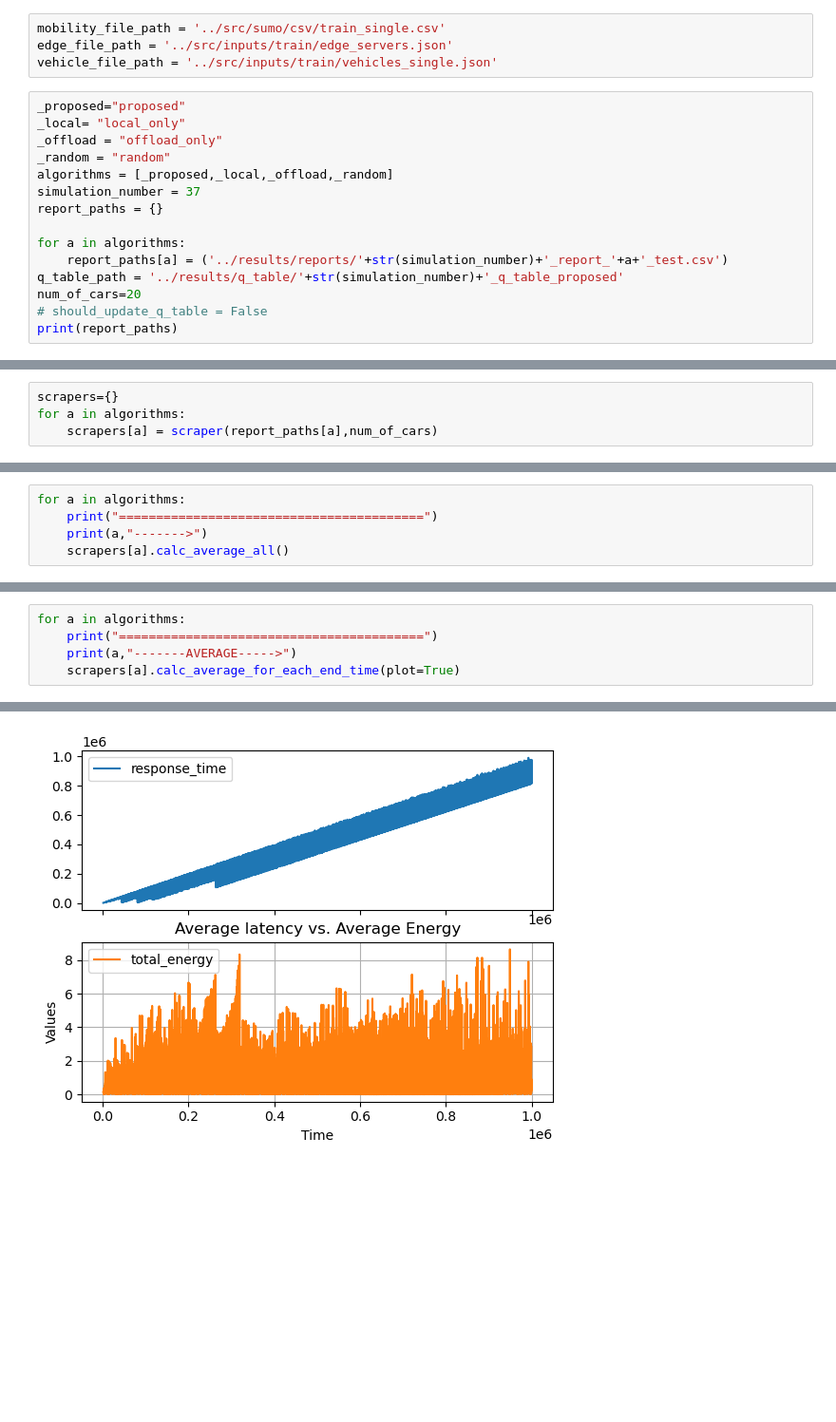
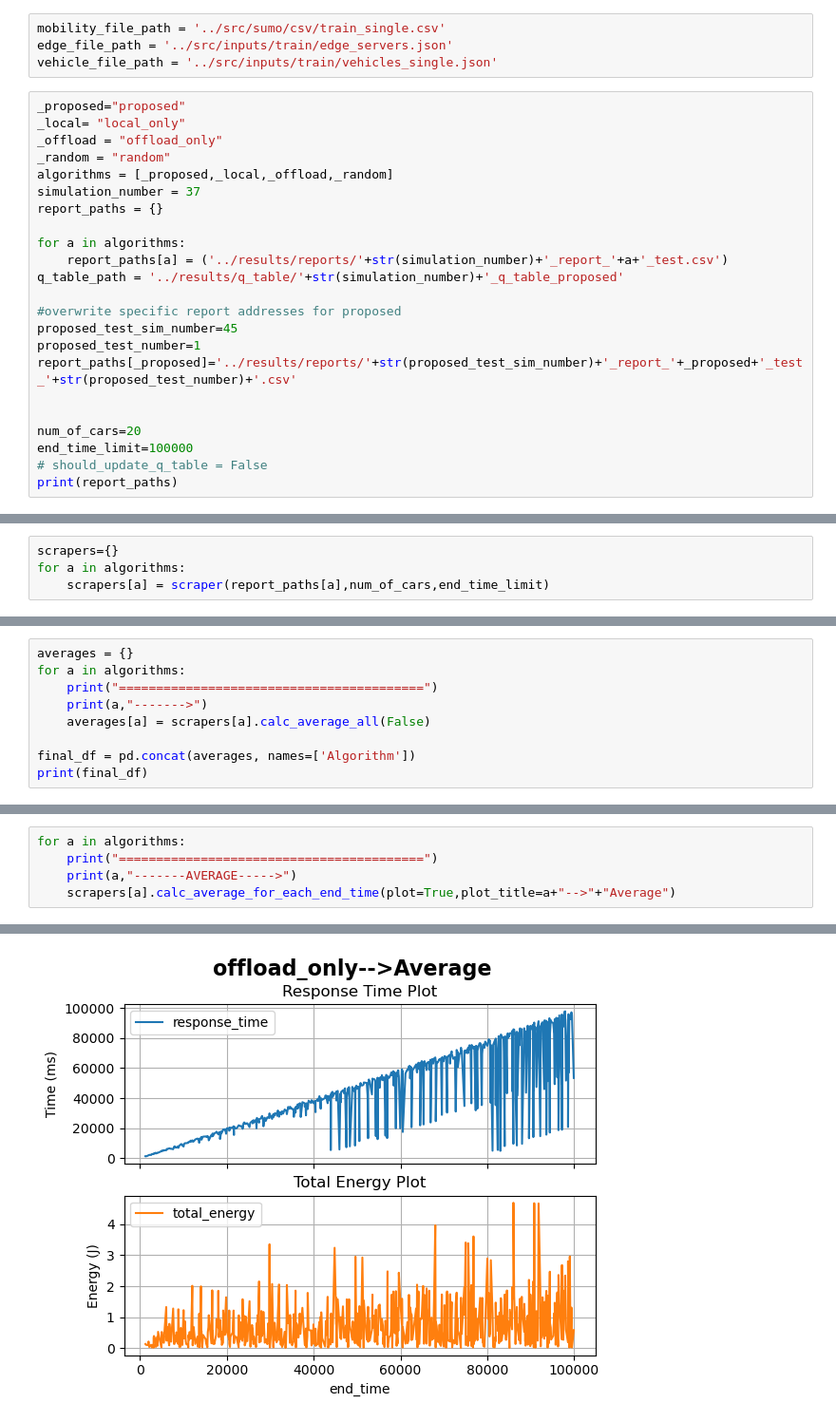
Before and after one commit to sadegh15khedry/ELEMENT-Vehicular-Edge-Computing, a Jupyter notebook: notebooks/process_results.ipynb, the cells around one changed output, grey strips where cells are left out. Shown at 95% size. Drawn from its saved outputs; the diff is of its cells as text; blank space fills up the shorter version.

Commit message:
process results completed

```diff
--- a/notebooks/process_results.ipynb
+++ b/notebooks/process_results.ipynb
@@ -23,7 +24,15 @@ report_paths = {}
 for a in algorithms:
     report_paths[a] = ('../results/reports/'+str(simulation_number)+'_report_'+a+'_test.csv')
 q_table_path = '../results/q_table/'+str(simulation_number)+'_q_table_proposed'
+
+#overwrite specific report addresses for proposed
+proposed_test_sim_number=45
+proposed_test_number=1
+report_paths[_proposed]='../results/reports/'+str(proposed_test_sim_number)+'_report_'+_proposed+'_test_'+str(proposed_test_number)+'.csv'
+
+
 num_of_cars=20
+end_time_limit=100000
 # should_update_q_table = False
 print(report_paths)
 # %% [output]
@@ -31,6 +40,6 @@ print(report_paths)
 # %%
 scrapers={}
 for a in algorithms:
-    scrapers[a] = scraper(report_paths[a],num_of_cars)
+    scrapers[a] = scraper(report_paths[a],num_of_cars,end_time_limit)
 # %% [output]
 ---------------------------------------------
@@ -51,10 +60,14 @@ Header --->
 3          0.00000       0.80000
 4          0.62024       0.62024
 # %%
+averages = {}
 for a in algorithms:
     print("=========================================")
     print(a,"------->")
-    scrapers[a].calc_average_all()
+    averages[a] = scrapers[a].calc_average_all(False)
+
+final_df = pd.concat(averages, names=['Algorithm'])
+print(final_df)
 # %% [output]
 =========================================
 proposed ------->
@@ -123,7 +137,7 @@ vehicle_id
 for a in algorithms:
     print("=========================================")
     print(a,"-------AVERAGE----->")
-    scrapers[a].calc_average_for_each_end_time(plot=True)
+    scrapers[a].calc_average_for_each_end_time(plot=True,plot_title=a+"-->"+"Average")
 # %% [output]
 =========================================
 proposed -------AVERAGE----->
@@ -181 +161 @@ end_time
-[figure, old version]
+[figure, new version]
```
Also changed, not shown: parts of 8 cells of this notebook, 2 other files.
